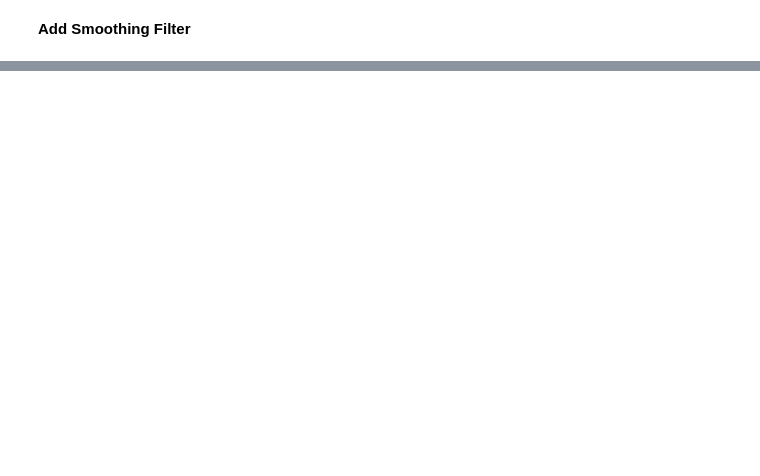
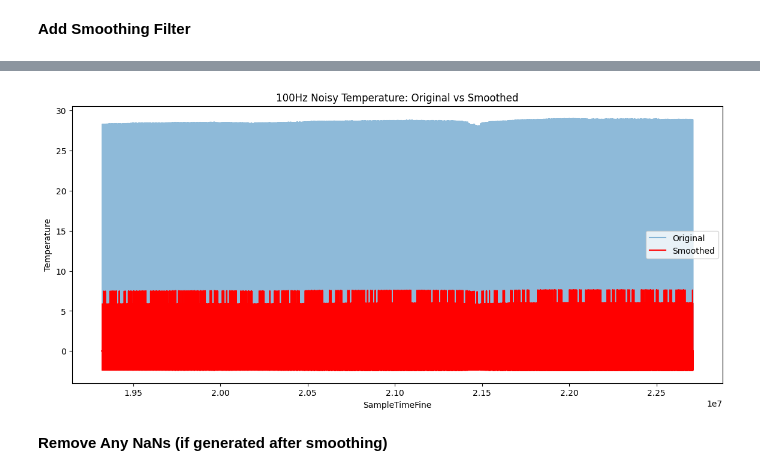
Before and after one commit to Samplergithub769/mtu-xsens-imu-Sensor, a Jupyter notebook: mtu_xsens_imu_Sensor.ipynb, the cells around one changed output, grey strips where cells are left out. Cells and saved outputs as stored; diff of their text form; code cells hidden in the pictures; blank space fills up the shorter version.

```diff
--- a/mtu_xsens_imu_Sensor.ipynb
+++ b/mtu_xsens_imu_Sensor.ipynb
@@ -195,0 +198,13 @@ plt.show()
+# %%
+plt.figure(figsize=(14, 6))
+plt.plot(df_noise_100hz['SampleTimeFine'], df_noise_100hz['Temperature'], label='Original', alpha=0.5)
+plt.plot(df_noise_100hz['SampleTimeFine'], df_noise_100hz['Temperature_Smoothed'], label='Smoothed', color='red')
+plt.title("100Hz Noisy Temperature: Original vs Smoothed")
+plt.xlabel("SampleTimeFine")
+plt.ylabel("Temperature")
+plt.legend()
+plt.show()
+# %% [output]
+[figure, added]
+# %% [markdown]
+**Remove Any NaNs (if generated after smoothing)**
```
Also changed, not shown: parts of 8 cells of this notebook.
